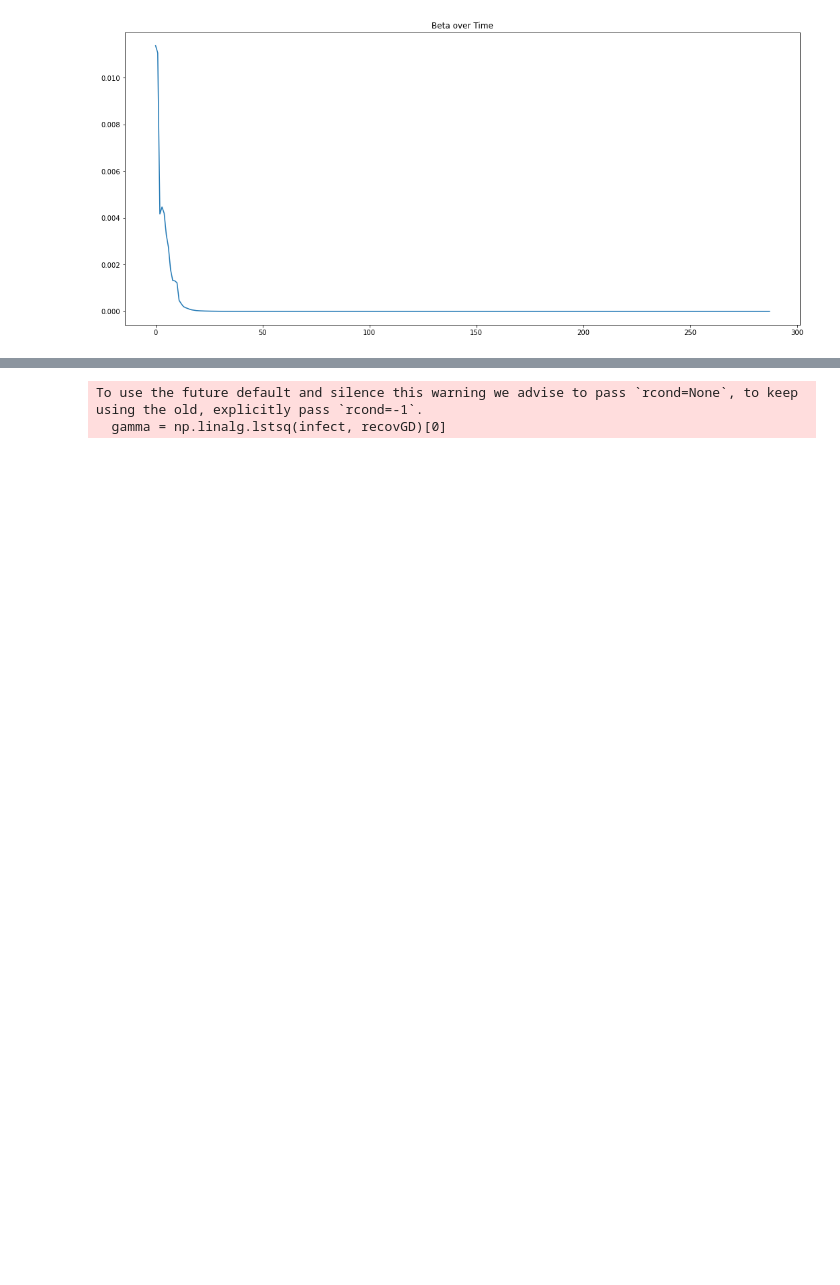
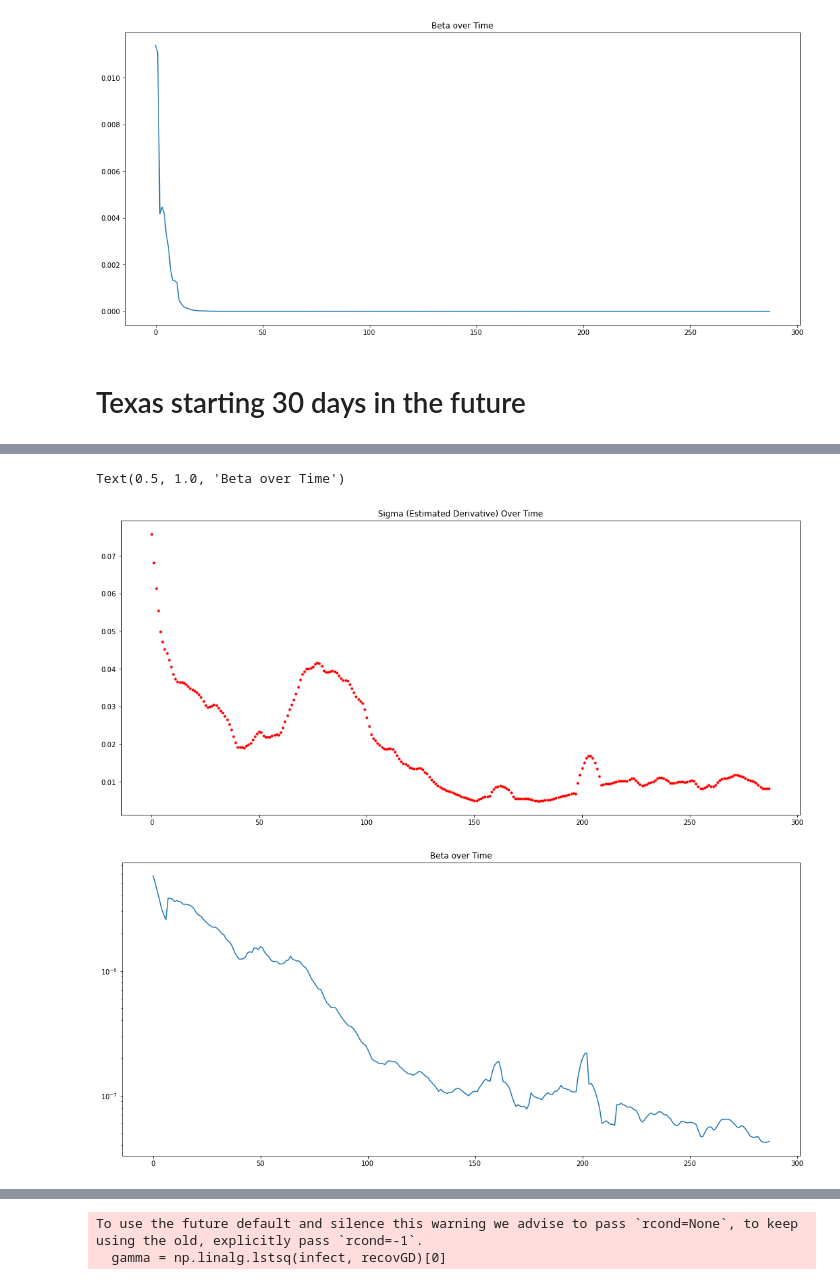
Before and after one commit to holiday-pettijohn/COVID-Tracking-Biola-Summer, a Jupyter notebook: Code/Beta Approximation.ipynb, the cells around one changed output, grey strips where cells are left out. Drawn from its saved outputs; the diff is of its cells as text; code cells hidden in the pictures; blank space fills up the shorter version.

```diff
--- a/Code/Beta Approximation.ipynb
+++ b/Code/Beta Approximation.ipynb
@@ -115,3 +117,31 @@ To use the future default and silence this warning we advise to pass `rcond=None
 Text(0.5, 1.0, 'Beta over Time')
 [figure]
 [figure]
+# %% [markdown]
+# Texas starting 30 days in the future
+# %%
+pathc="../Data/Covid Tracking State Data/"
+# modify the path syntax based on the current platform
+if platform.system() == "Windows":
+    pathc.replace("/", "\\")
+
+filename = "TX.csv"
+
+dates, infectRaw, recovRaw, deadRaw = SIRD_Model.loadData(pathc + filename)
+
+pop = 29000000
+numDays = 330
+daysToPredict = 30
+infect = infectRaw[30:numDays]
+dead = deadRaw[30:numDays]
+
+gamma = getGamma(infect,dead)
+q = 0.1
+beta = getBeta(pop, q, infect, dead)
+#print(gamma, beta)
+
+fig, ax = plt.subplots(figsize = (18,8))
+ax.plot(beta)
+plt.yscale("log")
+ax.set_title("Beta over Time")
+# %% [output]
@@ -117,0 +150,3 @@ Text(0.5, 1.0, 'Beta over Time')
+Text(0.5, 1.0, 'Beta over Time')
+[figure, added]
+[figure, added]
```
Also changed, not shown: parts of 6 cells of this notebook.
